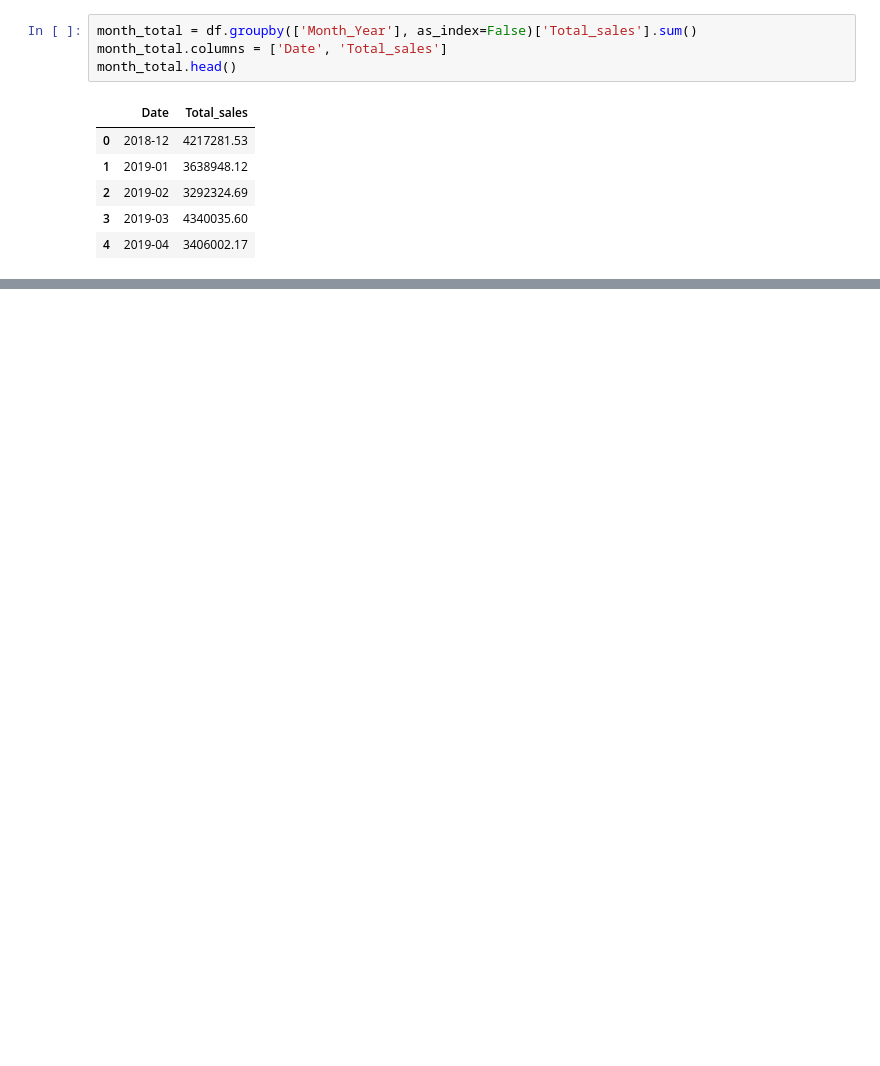
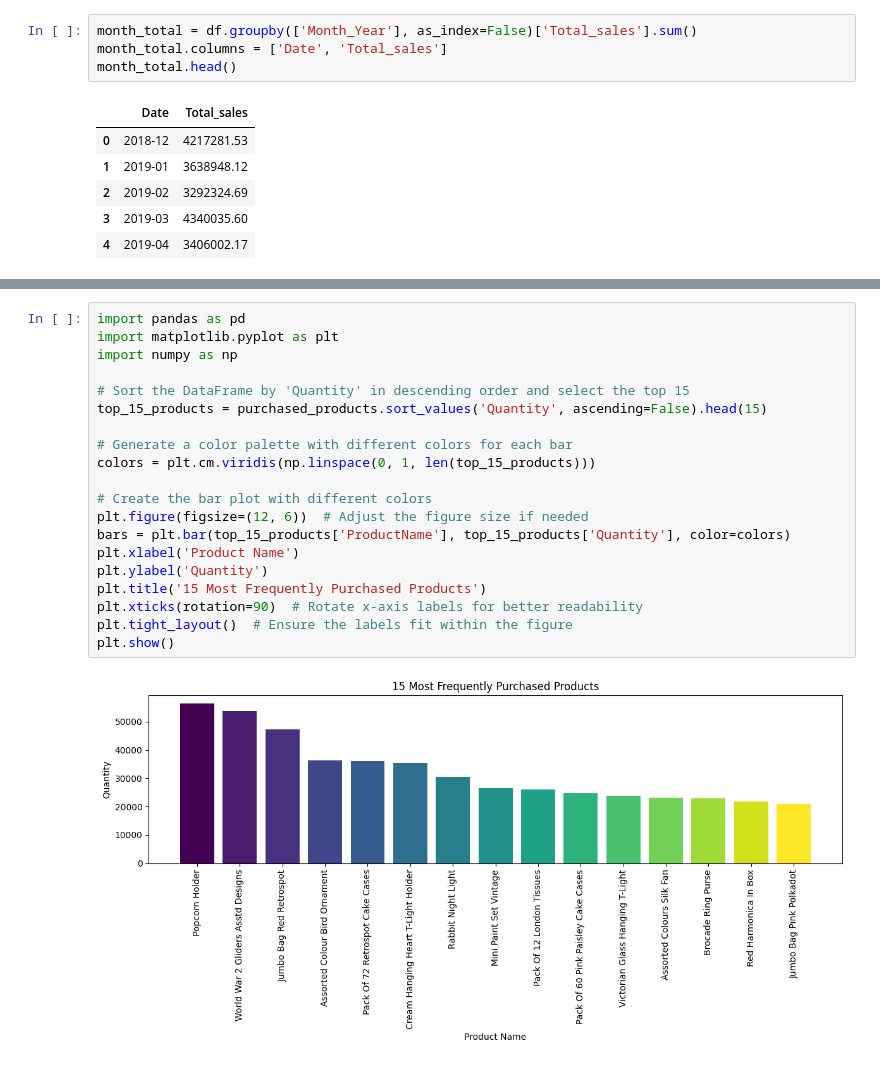
Before and after one commit to Oluyomy/Transforming_e-commerce_transactions, a Jupyter notebook: transactions.ipynb, the cells around one changed output, grey strips where cells are left out. Saved outputs shown, nothing was run; the diff lists cells and outputs as text; blank space fills up the shorter version.

```diff
--- a/transactions.ipynb
+++ b/transactions.ipynb
@@ -198,0 +226,22 @@ month_total.head()
+# %%
+import pandas as pd
+import matplotlib.pyplot as plt
+import numpy as np
+
+# Sort the DataFrame by 'Quantity' in descending order and select the top 15
+top_15_products = purchased_products.sort_values('Quantity', ascending=False).head(15)
+
+# Generate a color palette with different colors for each bar
+colors = plt.cm.viridis(np.linspace(0, 1, len(top_15_products)))
+
+# Create the bar plot with different colors
+plt.figure(figsize=(12, 6))  # Adjust the figure size if needed
+bars = plt.bar(top_15_products['ProductName'], top_15_products['Quantity'], color=colors)
+plt.xlabel('Product Name')
+plt.ylabel('Quantity')
+plt.title('15 Most Frequently Purchased Products')
+plt.xticks(rotation=90)  # Rotate x-axis labels for better readability
+plt.tight_layout()  # Ensure the labels fit within the figure
+plt.show()
+# %% [output]
+[figure, added]
```
Also changed, not shown: parts of 5 cells of this notebook, 1 other file.
